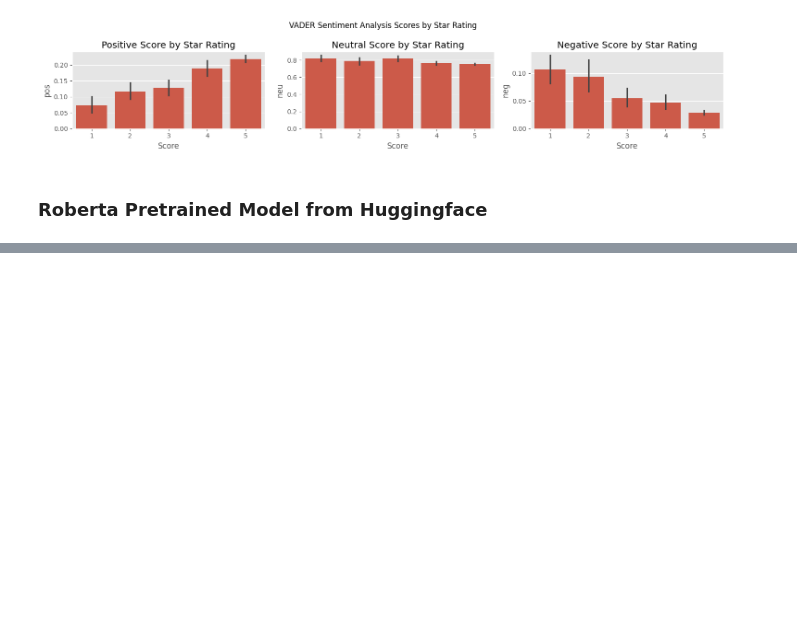
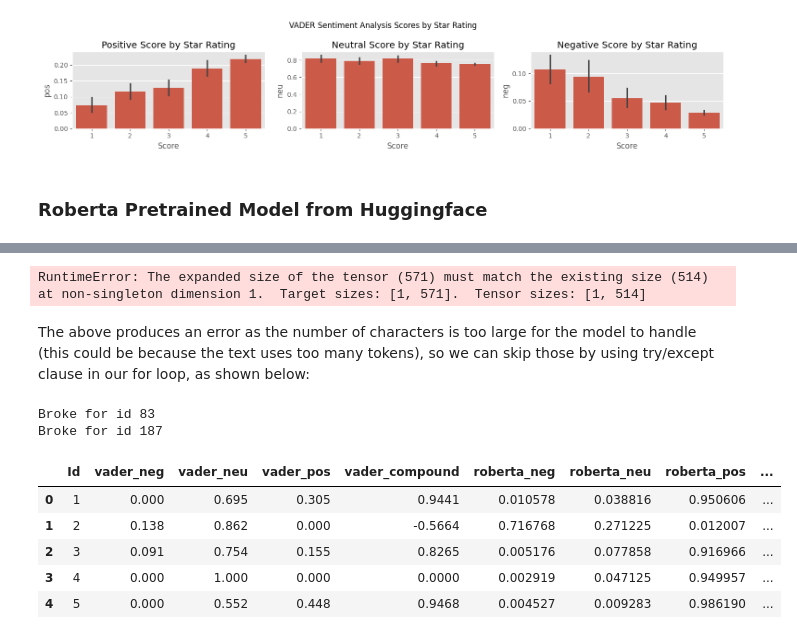
Before and after one commit to hivan04/amzn-nlp-analysis, a Jupyter notebook: main.ipynb, the cells around one changed output, grey strips where cells are left out. Saved outputs shown, nothing was run; the diff lists cells and outputs as text; code cells hidden in the pictures; blank space fills up the shorter version.

```diff
--- a/main.ipynb
+++ b/main.ipynb
@@ -336,0 +402,56 @@ The `ci` parameter is deprecated. Use `errorbar=('ci', 95)` for the same effect.
+# %%
+# Run the function on the entire dataset (using it within the for iteration loop that we did before)
+results = {}
+
+# For loop with progress bar (using the tqdm library)
+for i, row in tqdm(df.iterrows(), total=len(df)):
+    text = row['Text']
+    myid = row['Id']
+    vader_result = sia.polarity_scores(text)
+    vader_result_rename = {}
+
+    # We can also create a sub-for loop to rename the vader results
+    for key, value in vader_result.items():
+        vader_result_rename[f'vader_{key}'] = value
+
+    # Get roberta results
+    roberta_result = polarity_scores_roberta(text)
+
+    # We can also combine the vader and roberta results into one dictionary
+    combined_result = {**vader_result_rename, **roberta_result}
+
+    # Store into dictionary using the ID as the key
+    res[myid] = combined_result
+# %% [output]
+RuntimeError: The expanded size of the tensor (571) must match the existing size (514) at non-singleton dimension 1.  Target sizes: [1, 571].  Tensor sizes: [1, 514]
+# %% [markdown]
+The above produces an error as the number of characters is too large for the model to handle (this could be because the text uses too many tokens), so we can skip those by using try/except clause in our for loop, as shown below:
+# %%
+# Run the function on the entire dataset (using it within the for iteration loop that we did before)
+results = {}
+
+# For loop with progress bar (using the tqdm library)
+for i, row in tqdm(df.iterrows(), total=len(df)):
+    try:
+        text = row['Text']
+        myid = row['Id']
+        vader_result = sia.polarity_scores(text)
+        vader_result_rename = {}
+
+        # We can also create a sub-for loop to rename the vader results
+        for key, value in vader_result.items():
+            vader_result_rename[f'vader_{key}'] = value
+
+        # Get roberta results
+        roberta_result = polarity_scores_roberta(text)
+
+        # We can also combine the vader and roberta results into one dictionary
+        combined_result = {**vader_result_rename, **roberta_result}
+
+        # Store into dictionary using the ID as the key
+        results[myid] = combined_result
+    except RuntimeError:
+        print(f'Broke for id {myid}')
+# %% [output]
+Broke for id 83
+Broke for id 187
@@ -336,0 +464,9 @@ The `ci` parameter is deprecated. Use `errorbar=('ci', 95)` for the same effect.
+# %%
+results_df.head()
+# %% [output]
+|  | Id | vader_neg | vader_neu | vader_pos | vader_compound | roberta_neg | roberta_neu | roberta_pos | ... |
+| 0 | 1 | 0.000 | 0.695 | 0.305 | 0.9441 | 0.010578 | 0.038816 | 0.950606 | ... |
+| 1 | 2 | 0.138 | 0.862 | 0.000 | -0.5664 | 0.716768 | 0.271225 | 0.012007 | ... |
+| 2 | 3 | 0.091 | 0.754 | 0.155 | 0.8265 | 0.005176 | 0.077858 | 0.916966 | ... |
+| 3 | 4 | 0.000 | 1.000 | 0.000 | 0.0000 | 0.002919 | 0.047125 | 0.949957 | ... |
+| 4 | 5 | 0.000 | 0.552 | 0.448 | 0.9468 | 0.004527 | 0.009283 | 0.986190 | ... |
```
Also changed, not shown: parts of 13 cells of this notebook, 1 other file.
